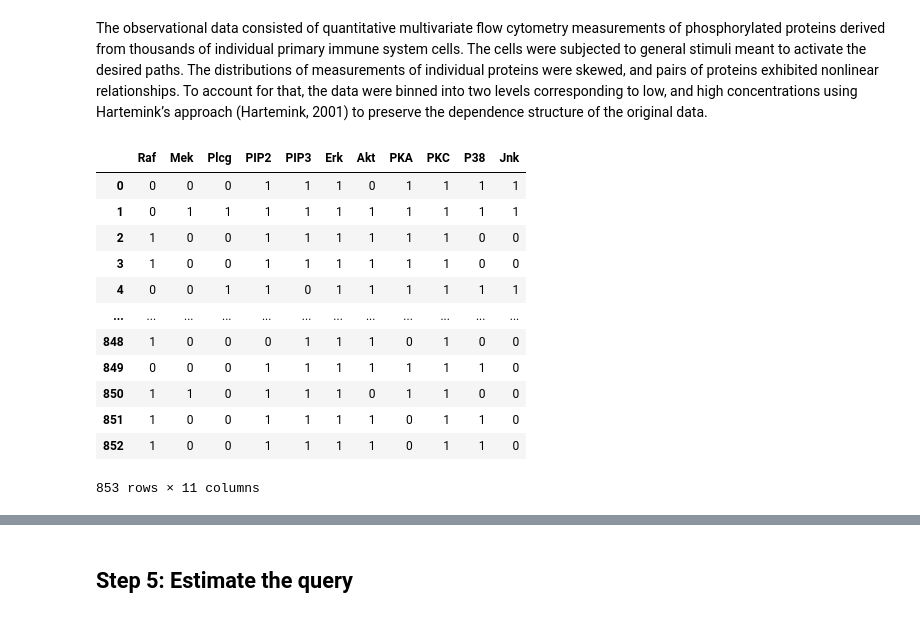
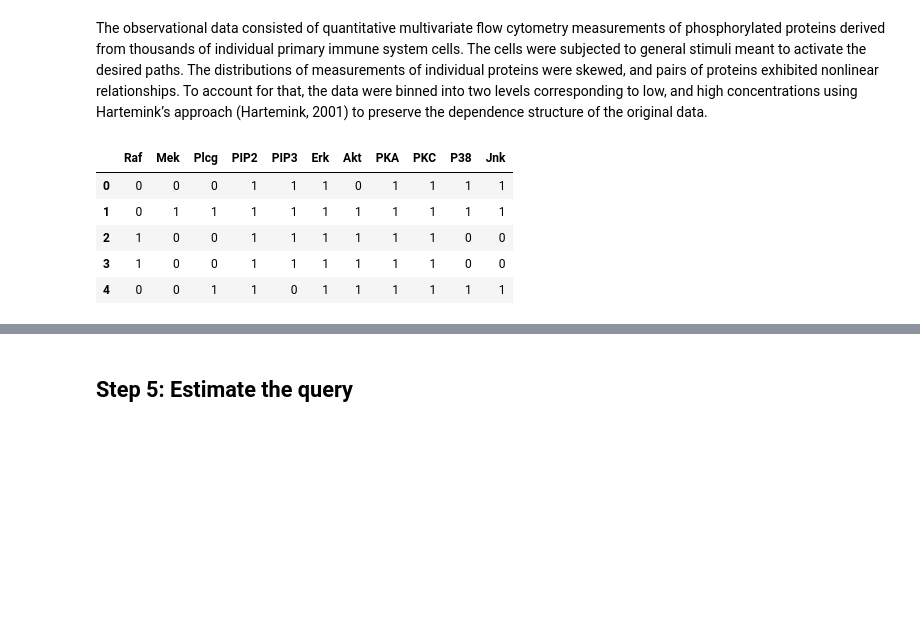
Before and after one commit to y0-causal-inference/eliater, a Jupyter notebook: notebooks/Case_study2_The_Tsignaling_pathway.ipynb, the cells around one changed output, grey strips where cells are left out. Drawn from its saved outputs; the diff is of its cells as text; code cells hidden in the pictures; blank space fills up the shorter version.

```diff
--- a/notebooks/Case_study2_The_Tsignaling_pathway.ipynb
+++ b/notebooks/Case_study2_The_Tsignaling_pathway.ipynb
@@ -37,19 +46,12 @@ The observational data consisted of quantitative multivariate flow cytometry mea
 two levels corresponding to low, and high concentrations using Hartemink’s approach (Hartemink, 2001) to preserve
 the dependence structure of the original data.
 # %%
-data = example.data
-data
+data = load_sachs_df()
+data.head()
 # %% [output]
 |  | Raf | Mek | Plcg | PIP2 | PIP3 | Erk | Akt | PKA | PKC | P38 | Jnk |
 | 0 | 0 | 0 | 0 | 1 | 1 | 1 | 0 | 1 | 1 | 1 | 1 |
 | 1 | 0 | 1 | 1 | 1 | 1 | 1 | 1 | 1 | 1 | 1 | 1 |
 | 2 | 1 | 0 | 0 | 1 | 1 | 1 | 1 | 1 | 1 | 0 | 0 |
 | 3 | 1 | 0 | 0 | 1 | 1 | 1 | 1 | 1 | 1 | 0 | 0 |
 | 4 | 0 | 0 | 1 | 1 | 0 | 1 | 1 | 1 | 1 | 1 | 1 |
-| ... | ... | ... | ... | ... | ... | ... | ... | ... | ... | ... | ... |
-| 848 | 1 | 0 | 0 | 0 | 1 | 1 | 1 | 0 | 1 | 0 | 0 |
-| 849 | 0 | 0 | 0 | 1 | 1 | 1 | 1 | 1 | 1 | 1 | 0 |
-| 850 | 1 | 1 | 0 | 1 | 1 | 1 | 0 | 1 | 1 | 0 | 0 |
-| 851 | 1 | 0 | 0 | 1 | 1 | 1 | 1 | 0 | 1 | 1 | 0 |
-| 852 | 1 | 0 | 0 | 1 | 1 | 1 | 1 | 0 | 1 | 1 | 0 |
-853 rows × 11 columns
```
Also changed, not shown: parts of 22 cells of this notebook, 2 other files.
